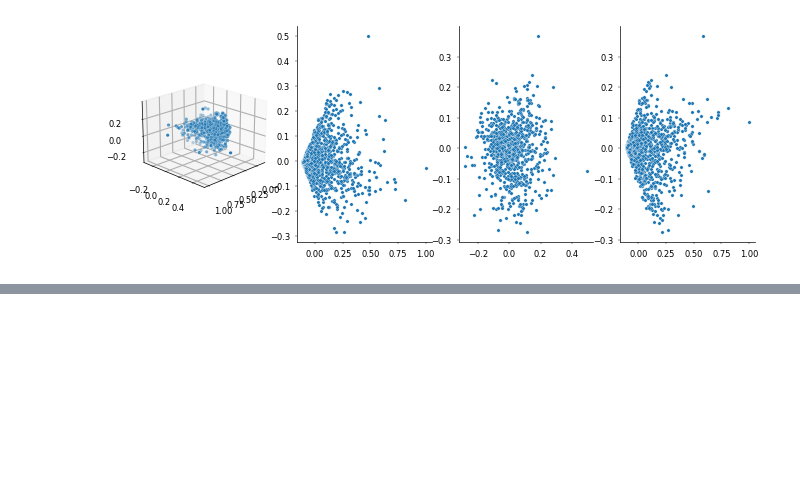
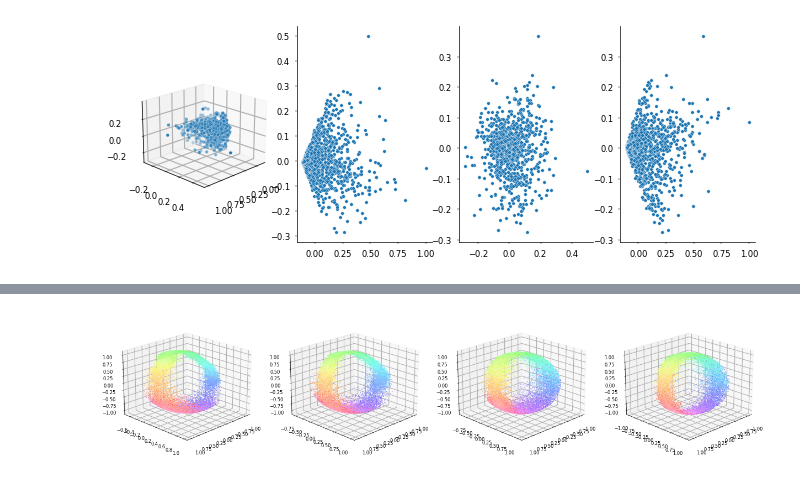
Before and after one commit to steevelaquitaine/stim-rep, a Jupyter notebook: notebooks/stim_rep.ipynb, the cells around one changed output, grey strips where cells are left out. Cells and saved outputs as stored; diff of their text form; code cells hidden in the pictures; blank space fills up the shorter version.

Commit message:
Tested multilayer cebra

```diff
--- a/notebooks/stim_rep.ipynb
+++ b/notebooks/stim_rep.ipynb
@@ -464,0 +523,16 @@ response_layr1 = responses[unit_layers == "1", :]
+# %%
+# train
+np.random.seed(0)
+
+# train
+cebra_multilayer_trialwise.fit(datas, labels)
+
+# get each layer's embedding
+for i, (name, X) in enumerate(zip(names, datas)):
+    cebra_multilayer_trialwise_embed[name] = cebra_multilayer_trialwise.transform(
+        X, session_id=i
+    )
+
+# save
+with open("cebra_multilayer_trialwise_embed.pkl", "wb") as f:
+    pickle.dump(cebra_multilayer_trialwise_embed, f)
@@ -464,0 +541,64 @@ response_layr1 = responses[unit_layers == "1", :]
+# %%
+# plot
+SIZE = 1
+
+# init plot
+plt.set_cmap("hsv")  # circular cmap
+fig = plt.figure(figsize=(15, 4))
+
+# plot
+ax = fig.add_subplot(1, 4, 1, projection="3d")
+ax.view_init(20, 45, 0)  # elevation, azimuth, roll
+scat = ax.scatter(
+    cebra_multilayer_trialwise_embed["L2/3"][:, 0],
+    cebra_multilayer_trialwise_embed["L2/3"][:, 1],
+    cebra_multilayer_trialwise_embed["L2/3"][:, 2],
+    c=stimulus_labels,
+    edgecolors="w",
+    linewidths=0.2,
+    s=SIZE,
+    rasterized=True,  # memory efficiency
+)
+
+# plot
+ax = fig.add_subplot(1, 4, 2, projection="3d")
+ax.view_init(20, 45, 0)  # elevation, azimuth, roll
+scat = ax.scatter(
+    cebra_multilayer_trialwise_embed["L4"][:, 0],
+    cebra_multilayer_trialwise_embed["L4"][:, 1],
+    cebra_multilayer_trialwise_embed["L4"][:, 2],
+    c=stimulus_labels,
+    edgecolors="w",
+    linewidths=0.2,
+    s=SIZE,
+    rasterized=True,  # memory efficiency
+)
+
+# plot
+ax = fig.add_subplot(1, 4, 3, projection="3d")
+ax.view_init(20, 45, 0)  # elevation, azimuth, roll
+scat = ax.scatter(
+    cebra_multilayer_trialwise_embed["L5"][:, 0],
+    cebra_multilayer_trialwise_embed["L5"][:, 1],
+    cebra_multilayer_trialwise_embed["L5"][:, 2],
+    c=stimulus_labels,
+    edgecolors="w",
+    linewidths=0.2,
+    s=SIZE,
+    rasterized=True,  # memory efficiency
+)
+
+# plot
+ax = fig.add_subplot(1, 4, 4, projection="3d")
+ax.view_init(20, 45, 0)  # elevation, azimuth, roll
+scat = ax.scatter(
+    cebra_multilayer_trialwise_embed["L6"][:, 0],
+    cebra_multilayer_trialwise_embed["L6"][:, 1],
+    cebra_multilayer_trialwise_embed["L6"][:, 2],
+    c=stimulus_labels,
+    edgecolors="w",
+    linewidths=0.2,
+    s=SIZE,
+    rasterized=True,
+)
+# %% [output]
@@ -464,0 +606 @@ response_layr1 = responses[unit_layers == "1", :]
+[figure, added]
```
Also changed, not shown: parts of 26 cells of this notebook, 2 other files.
